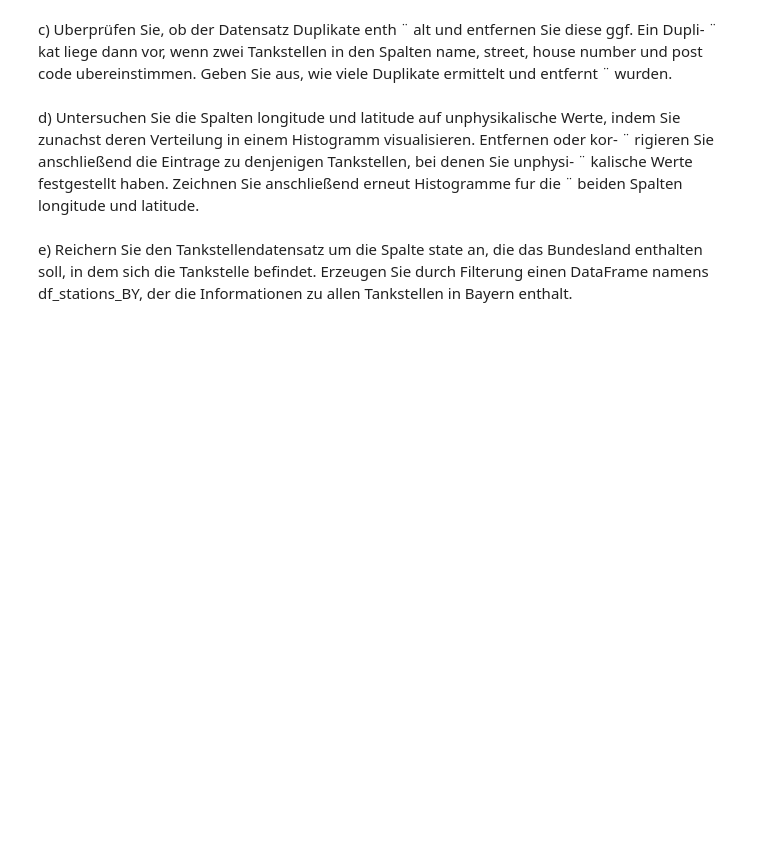
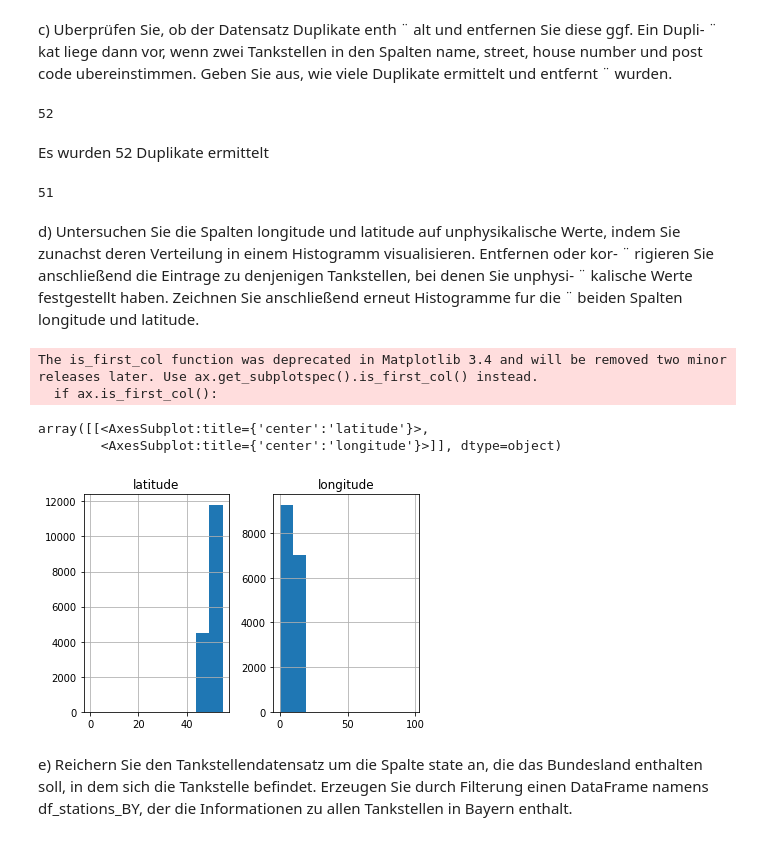
Before and after one commit to TechPiranja/DA_Stud, a Jupyter notebook: nachname_vorname.ipynb, the cells around one changed output. Drawn from its saved outputs; the diff is of its cells as text; code cells hidden in the pictures; blank space fills up the shorter version.

```diff
--- a/nachname_vorname.ipynb
+++ b/nachname_vorname.ipynb
@@ -86,3 +84,14 @@ wurden.
+# %%
+df_stations[["name", "street", "house_number", "post_code"]].duplicated().sum()
+# %% [output]
+52
+# %% [markdown]
+Es wurden 52 Duplikate ermittelt
+# %%
+df_stations[["name", "street", "house_number", "post_code"]] = df_stations[["name", "street", "house_number", "post_code"]].drop_duplicates()
+df_stations[["name", "street", "house_number", "post_code"]].duplicated().sum()
+# %% [output]
+51
 # %% [markdown]
 d) Untersuchen Sie die Spalten longitude und latitude auf unphysikalische Werte, indem Sie zunachst deren Verteilung in einem Histogramm visualisieren. Entfernen oder kor- ¨
 rigieren Sie anschließend die Eintrage zu denjenigen Tankstellen, bei denen Sie unphysi- ¨
@@ -93,3 +100,13 @@ beiden Spalten longitude und latitude.
+# %%
+import matplotlib.pyplot as plt
+
+df_stations[['latitude', 'longitude']].hist(layout=(1, 2))
+# %% [output]
+The is_first_col function was deprecated in Matplotlib 3.4 and will be removed two minor releases later. Use ax.get_subplotspec().is_first_col() instead.
+  if ax.is_first_col():
+array([[<AxesSubplot:title={'center':'latitude'}>,
+        <AxesSubplot:title={'center':'longitude'}>]], dtype=object)
+[figure, added]
 # %% [markdown]
 e) Reichern Sie den Tankstellendatensatz um die Spalte state an, die das Bundesland enthalten soll, in dem sich die Tankstelle befindet. Erzeugen Sie durch Filterung einen DataFrame
 namens df_stations_BY, der die Informationen zu allen Tankstellen in Bayern enthalt.
```
Also changed, not shown: parts of 2 cells of this notebook.
